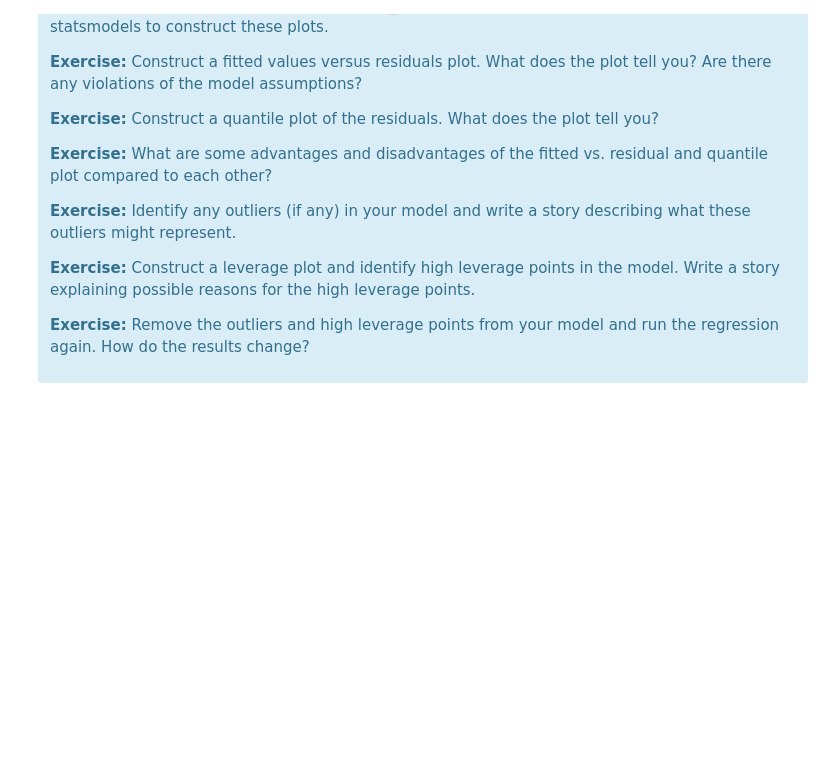
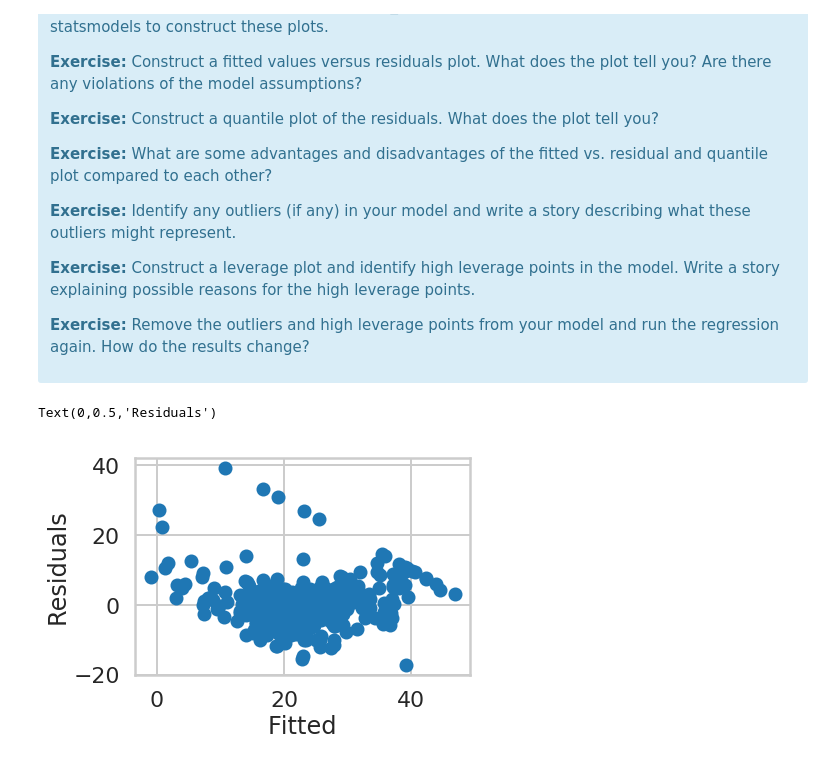
Before and after one commit to ZOvanesyan/Springboard, a Jupyter notebook: linear_regression/Mini_Project_Linear_Regression.ipynb, the cells around one changed output. Drawn from its saved outputs; the diff is of its cells as text; code cells hidden in the pictures; blank space fills up the shorter version.

```diff
--- a/linear_regression/Mini_Project_Linear_Regression.ipynb
+++ b/linear_regression/Mini_Project_Linear_Regression.ipynb
@@ -753,0 +837,18 @@ There are some other issues that are important investigate with linear regressio
+# %%
+# Your turn.
+import statsmodels.formula.api as sm
+from statsmodels.formula.api import ols
+import statsmodels
+
+model = ols('PRICE ~ RM + CRIM + PTRATIO', bos).fit()
+
+fitted = model.fittedvalues
+
+residuals = model.resid
+
+plt.scatter(fitted, residuals)
+plt.xlabel("Fitted")
+plt.ylabel("Residuals")
+# %% [output]
+Text(0,0.5,'Residuals')
+[figure, added]
```
Also changed, not shown: parts of 24 cells of this notebook, 1 other file.
